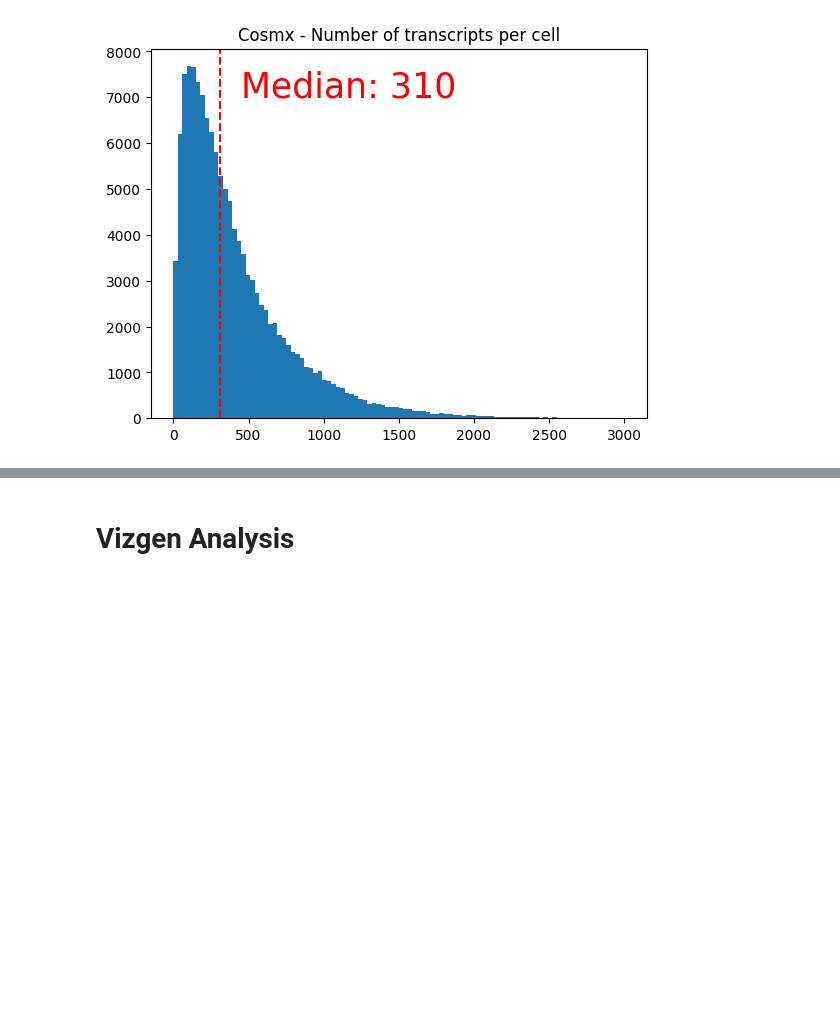
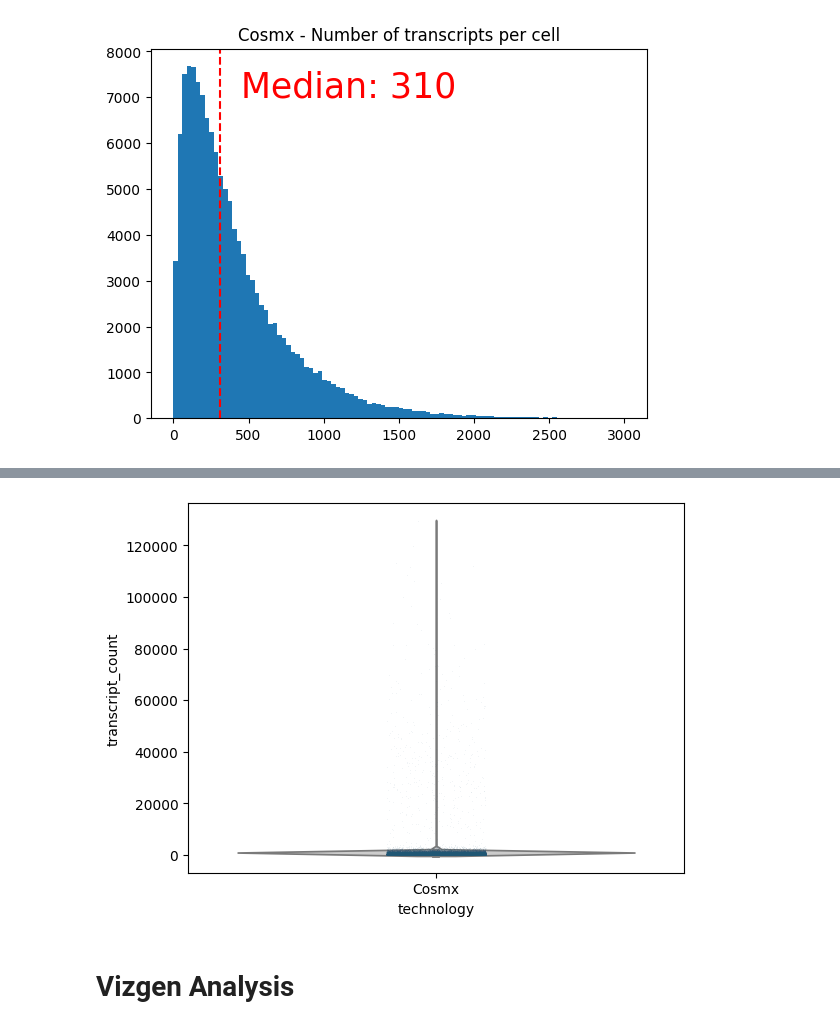
Before and after one commit to krisalejo/scRNA-seq-tech-comparisons, a Jupyter notebook: Transcripts per cell - revised.ipynb, the cells around one changed output, grey strips where cells are left out. Saved outputs shown, nothing was run; the diff lists cells and outputs as text; code cells hidden in the pictures; blank space fills up the shorter version.

```diff
--- a/Transcripts per cell - revised.ipynb
+++ b/Transcripts per cell - revised.ipynb
@@ -171,3 +202,9 @@ plt.title('Cosmx - Number of transcripts per cell')
 # %% [output]
 Text(0.5, 1.0, 'Cosmx - Number of transcripts per cell')
 [figure]
+# %%
+cosmx_violin_plot_df = pd.DataFrame()
+# %%
+cosmx_violin_plot_df['transcript_count'] = cosmx_transcript_counts_filtered
+cosmx_violin_plot_df['technology'] = 'Cosmx'
+cosmx_violin_plot_df
@@ -174,3 +225,9 @@ Text(0.5, 1.0, 'Cosmx - Number of transcripts per cell')
+# %%
+sns.violinplot(x = 'technology', y = 'transcript_count', data = cosmx_violin_plot_df, color = '0.8')
+sns.stripplot(x = 'technology', y = 'transcript_count', data = cosmx_violin_plot_df, jitter = True, size = 0.15)
+plt.show()
+# %% [output]
+[figure, added]
 # %% [markdown]
 # Vizgen Analysis
 # %%
```
Also changed, not shown: parts of 41 cells of this notebook.
